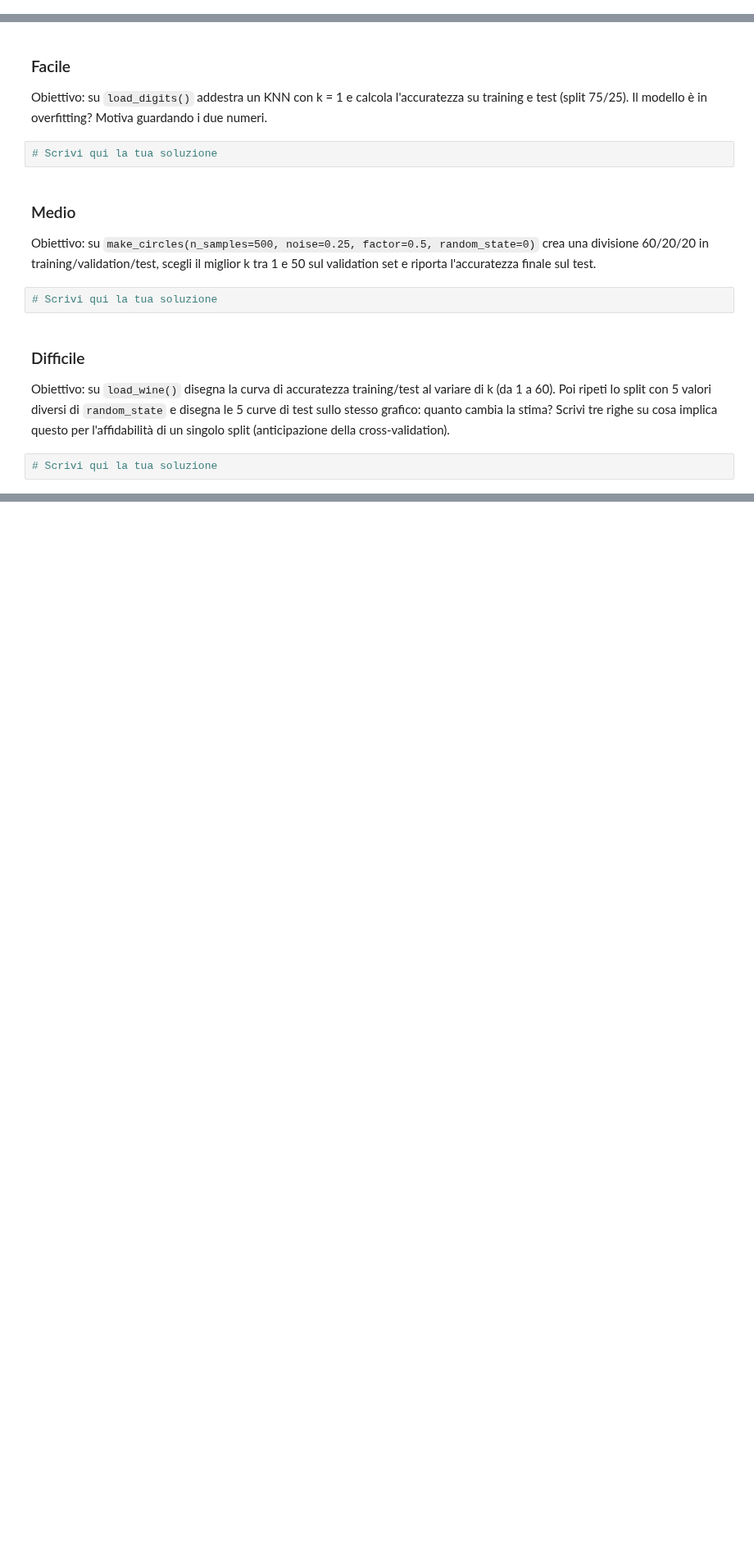
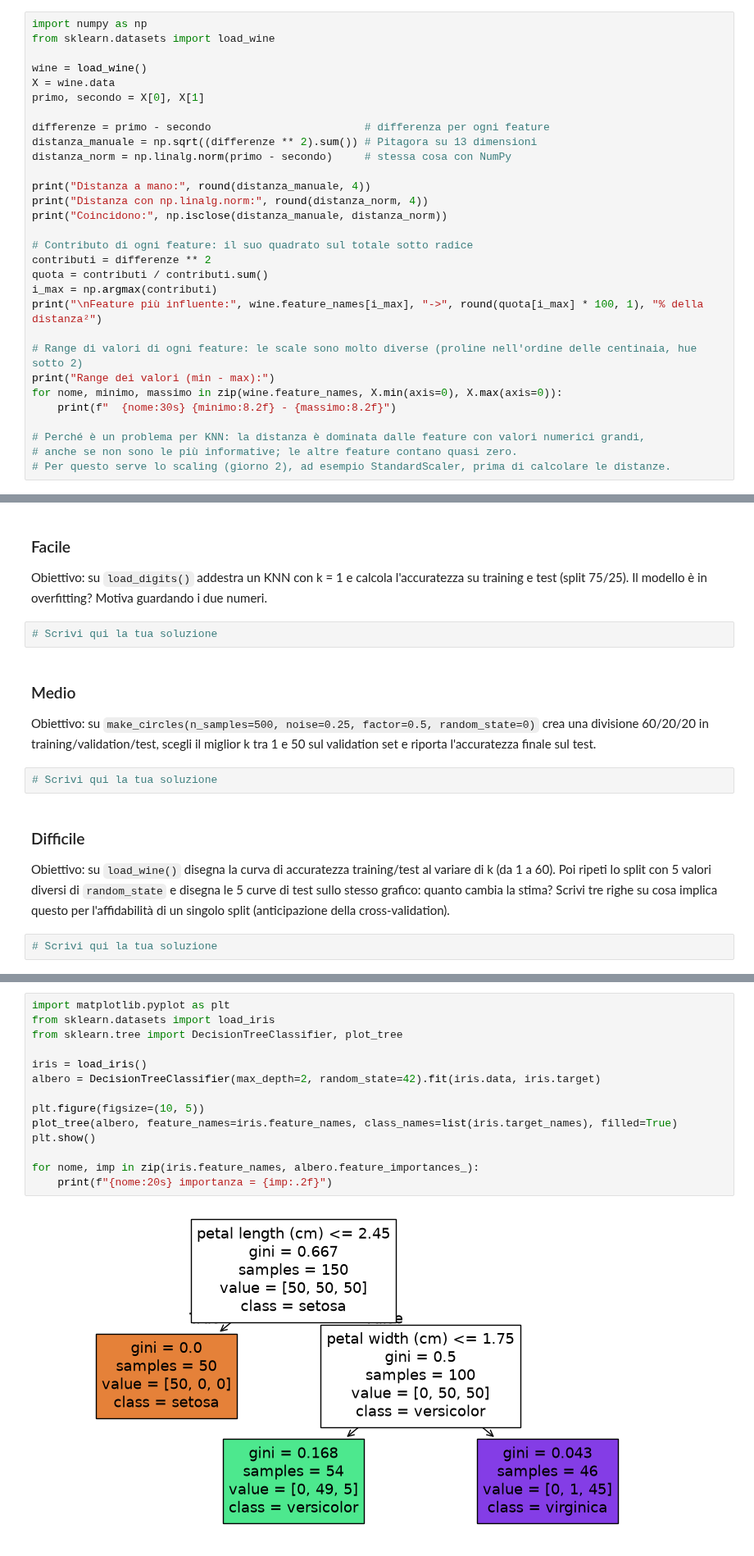
Before and after one commit to MaSTERmIKK/Aula_PythonAi_Ottobre, a Jupyter notebook: CorsoIt/14_Lunedi_26/giorno-1-fondamenti-ml.ipynb, the cells around one changed output, grey strips where cells are left out. Shown at 82% size. Saved outputs shown, nothing was run; the diff lists cells and outputs as text; blank space fills up the shorter version.

```diff
--- a/CorsoIt/14_Lunedi_26/giorno-1-fondamenti-ml.ipynb
+++ b/CorsoIt/14_Lunedi_26/giorno-1-fondamenti-ml.ipynb
@@ -1072,3 +1179,33 @@ Obiettivo: calcola a mano (con NumPy) la distanza euclidea tra il primo e il sec
+# %%
+import numpy as np
+from sklearn.datasets import load_wine
+
+wine = load_wine()
+X = wine.data
+primo, secondo = X[0], X[1]
+
+differenze = primo - secondo                        # differenza per ogni feature
+distanza_manuale = np.sqrt((differenze ** 2).sum()) # Pitagora su 13 dimensioni
+distanza_norm = np.linalg.norm(primo - secondo)     # stessa cosa con NumPy
+
+print("Distanza a mano:", round(distanza_manuale, 4))
+print("Distanza con np.linalg.norm:", round(distanza_norm, 4))
+print("Coincidono:", np.isclose(distanza_manuale, distanza_norm))
+
+# Contributo di ogni feature: il suo quadrato sul totale sotto radice
+contributi = differenze ** 2
+quota = contributi / contributi.sum()
+i_max = np.argmax(contributi)
+print("\nFeature più influente:", wine.feature_names[i_max], "->", round(quota[i_max] * 100, 1), "% della distanza²")
+
+# Range di valori di ogni feature: le scale sono molto diverse (proline nell'ordine delle centinaia, hue sotto 2)
+print("Range dei valori (min - max):")
+for nome, minimo, massimo in zip(wine.feature_names, X.min(axis=0), X.max(axis=0)):
+    print(f"  {nome:30s} {minimo:8.2f} - {massimo:8.2f}")
+
+# Perché è un problema per KNN: la distanza è dominata dalle feature con valori numerici grandi,
+# anche se non sono le più informative; le altre feature contano quasi zero.
+# Per questo serve lo scaling (giorno 2), ad esempio StandardScaler, prima di calcolare le distanze.
 # %% [markdown]
 ### Difficile
 Obiettivo: su `load_diabetes()` (regressione) usa `KNeighborsRegressor` con k = 1, 5, 20 e con `weights` "uniform" e "distance". Dividi i dati 80/20 e stampa `score` sul test per tutte e 6 le combinazioni (lo `score` di un regressore vale 1 se perfetto, si abbassa al peggiorare e può diventare negativo). Quale combinazione funziona meglio?
@@ -1214,0 +1481,16 @@ Obiettivo: su `load_wine()` disegna la curva di accuratezza training/test al var
+# %%
+import matplotlib.pyplot as plt
+from sklearn.datasets import load_iris
+from sklearn.tree import DecisionTreeClassifier, plot_tree
+
+iris = load_iris()
+albero = DecisionTreeClassifier(max_depth=2, random_state=42).fit(iris.data, iris.target)
+
+plt.figure(figsize=(10, 5))
+plot_tree(albero, feature_names=iris.feature_names, class_names=list(iris.target_names), filled=True)
+plt.show()
+
+for nome, imp in zip(iris.feature_names, albero.feature_importances_):
+    print(f"{nome:20s} importanza = {imp:.2f}")
+# %% [output]
+[figure, added]
```
Also changed, not shown: parts of 60 cells of this notebook.
